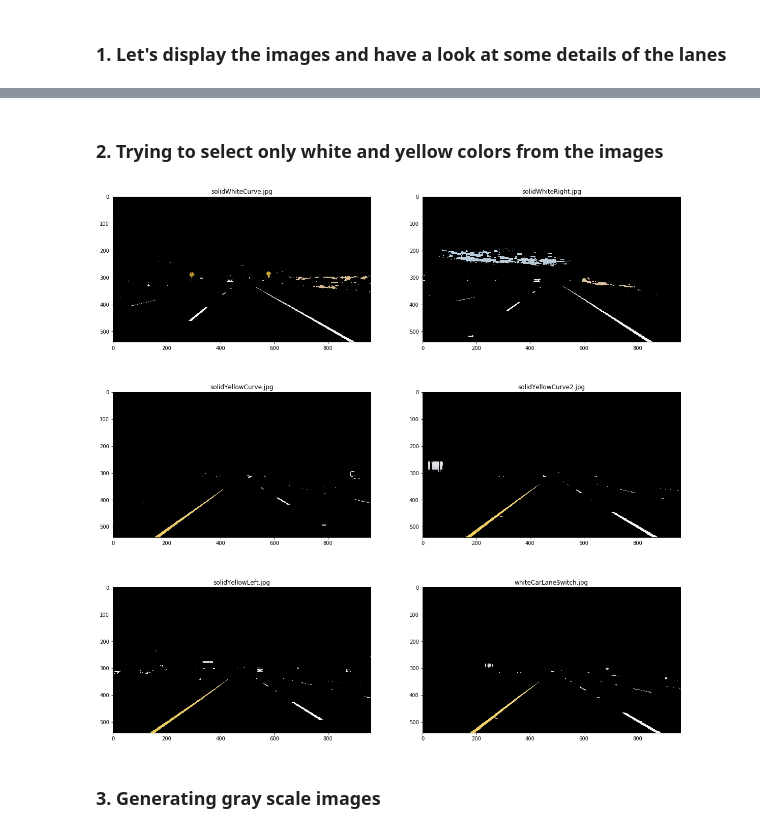
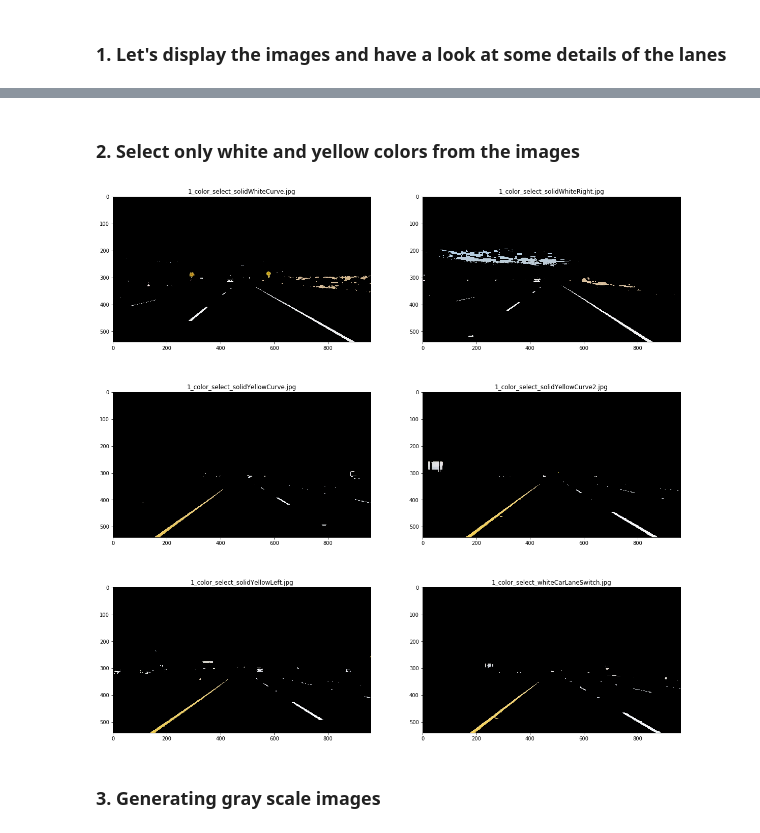
Before and after one commit to IbnouT/Finding-Lane-Lines-Udacity, a Jupyter notebook: P1.ipynb, the cells around one changed output, grey strips where cells are left out. Cells and saved outputs as stored; diff of their text form; code cells hidden in the pictures.

```diff
--- a/P1.ipynb
+++ b/P1.ipynb
@@ -304,5 +260,5 @@ show_images(test_images)
 # %% [markdown]
-### 2. Trying to select only white and yellow colors from the images
+### 2. Select only white and yellow colors from the images
 # %%
 HLS_LOW_WHITE = np.array([0, 200, 0])
 HLS_UPPER_WHITE = np.array([255,255,255])
@@ -321,11 +277,13 @@ def white_yellow_selection(image):
     image_selection = cv2.cvtColor(image_selection, cv2.COLOR_HLS2RGB)
 
     return image_selection
-
-white_yellow_test_images = [(white_yellow_selection(image), file) for (image, file) in test_images]
-show_images(white_yellow_test_images, img_per_row=2, figsize=(20, 20))
-# %% [output]
-[figure, removed]
+# %%
+# Select While+Yellow color from all images
+white_yellow_test_images = [(white_yellow_selection(image), '1_color_select_'+file) for (image, file) in test_images]
+show_images(white_yellow_test_images, img_per_row=2, figsize=(20, 20))
+save_images(white_yellow_test_images)
+# %% [output]
+[figure, added]
 # %% [markdown]
 ### 3. Generating gray scale images
 # %%
```
Also changed, not shown: parts of 36 cells of this notebook, 36 other files.
